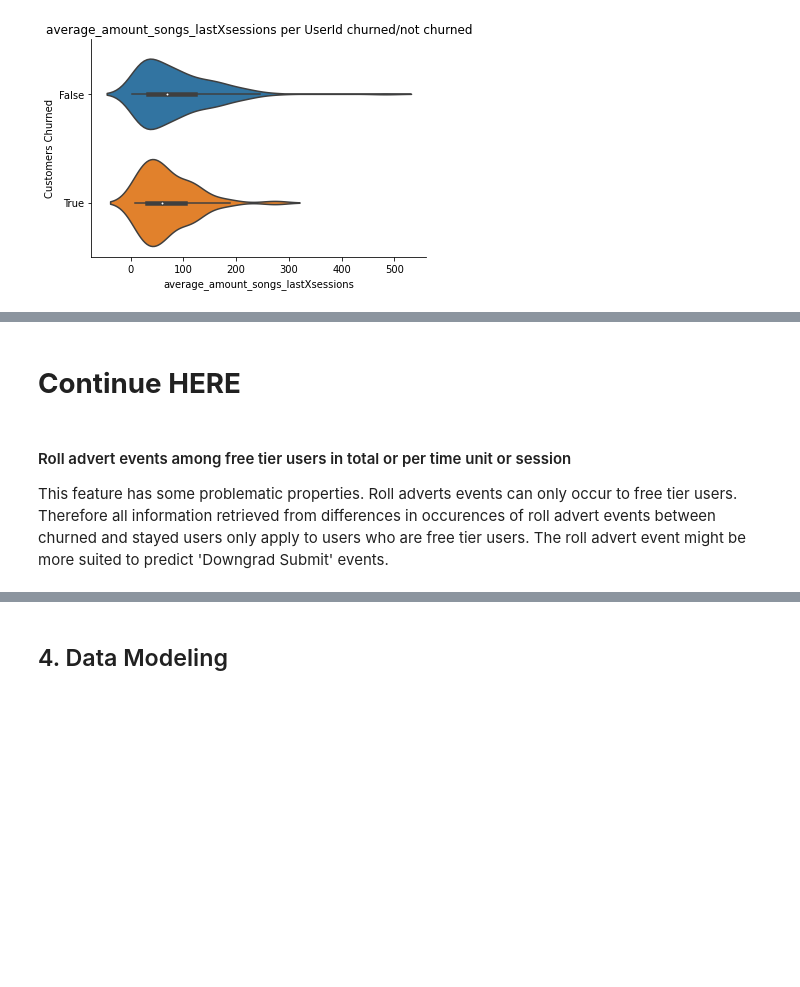
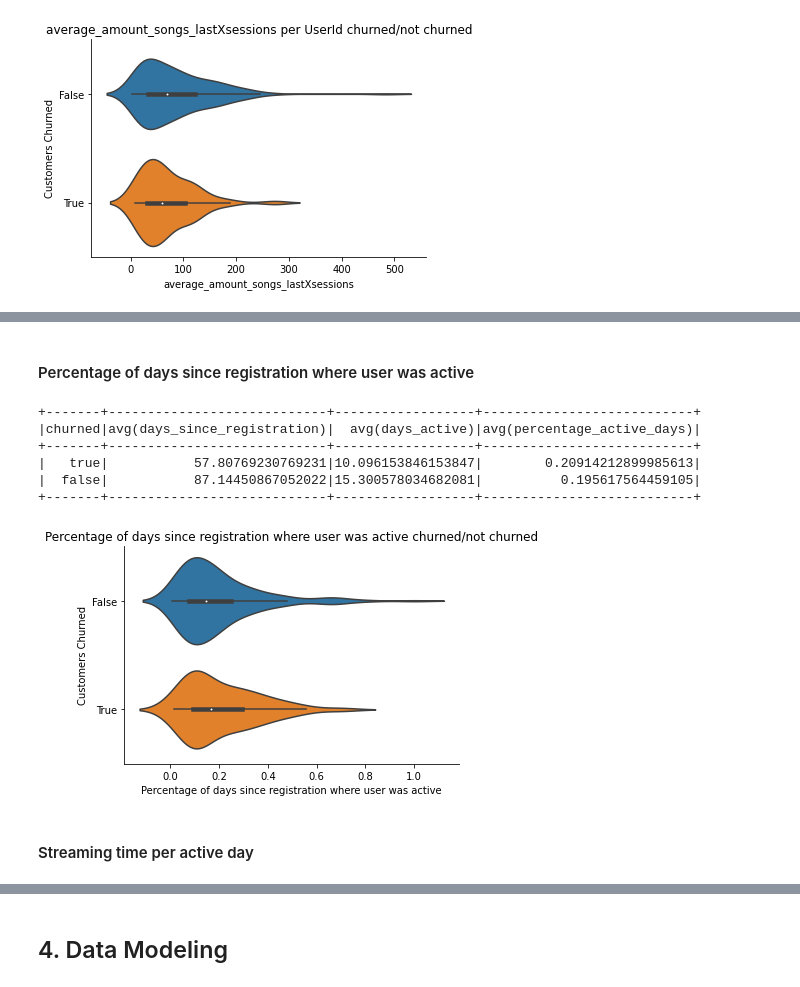
Before and after one commit to LeopoldWalther/SparkChurnDetection, a Jupyter notebook: Sparkify.ipynb, the cells around one changed output, grey strips where cells are left out. Cells and saved outputs as stored; diff of their text form; code cells hidden in the pictures; blank space fills up the shorter version.

Commit message:
feat: finish data preparation

```diff
--- a/Sparkify.ipynb
+++ b/Sparkify.ipynb
@@ -1229,6 +1219,0 @@ NameError: name 'df' is not defined
-# %% [markdown]
-# **Continue HERE**
-# %% [markdown]
-#### Roll advert events among free tier users in total or per time unit or session
-
-This feature has some problematic properties. Roll adverts events can only occur to free tier users. Therefore all information retrieved from differences in occurences of roll advert events between churned and stayed users only apply to users who are free tier users. The roll advert event might be more suited to predict 'Downgrad Submit' events.
@@ -1240,0 +1220,34 @@ plt.show()
+# %% [markdown]
+#### Percentage of days since registration where user was active
+# %%
+activity_df = user_log_valid.groupBy('userId', 'churned') \
+    .agg(F.max('days_since_registration').alias('days_since_registration'),
+         F.countDistinct('date').alias('days_active'))
+
+activity_df = activity_df.filter('days_since_registration >= 1')
+
+activity_df = activity_df \
+    .withColumn('percentage_active_days', activity_df.days_active/activity_df.days_since_registration)
+# %%
+# compare difference in mean
+activity_df.groupBy('churned').mean().show()
+
+# convert to pandas df to plot
+activity_pd = activity_df.toPandas()
+
+# plot
+ax = sns.violinplot(data=activity_pd, y='churned', x='percentage_active_days', orient='h')
+plt.xlabel('Percentage of days since registration where user was active')
+plt.ylabel('Customers Churned')
+plt.title('Percentage of days since registration where user was active churned/not churned')
+sns.despine(ax=ax);
+# %% [output]
++-------+----------------------------+------------------+---------------------------+
+|churned|avg(days_since_registration)|  avg(days_active)|avg(percentage_active_days)|
++-------+----------------------------+------------------+---------------------------+
+|   true|           57.80769230769231|10.096153846153847|        0.20914212899985613|
+|  false|           87.14450867052022|15.300578034682081|          0.195617564459105|
++-------+----------------------------+------------------+---------------------------+
+[figure, added]
+# %% [markdown]
+#### Streaming time per active day
```
Also changed, not shown: parts of 16 cells of this notebook.
